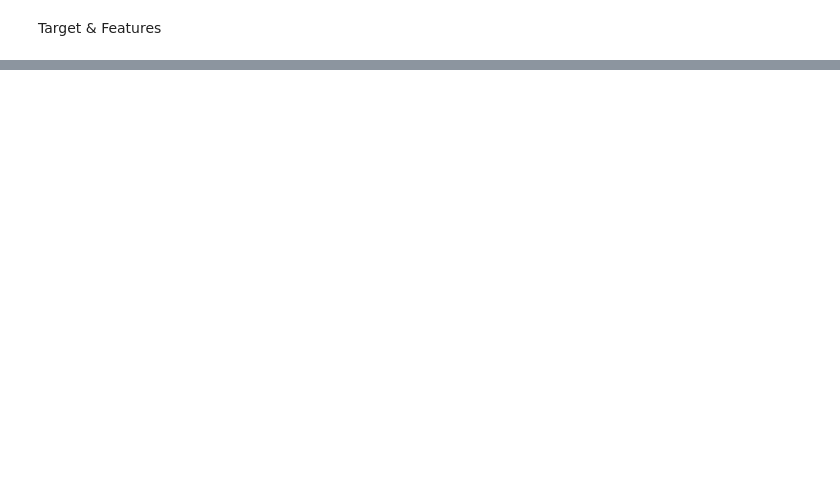
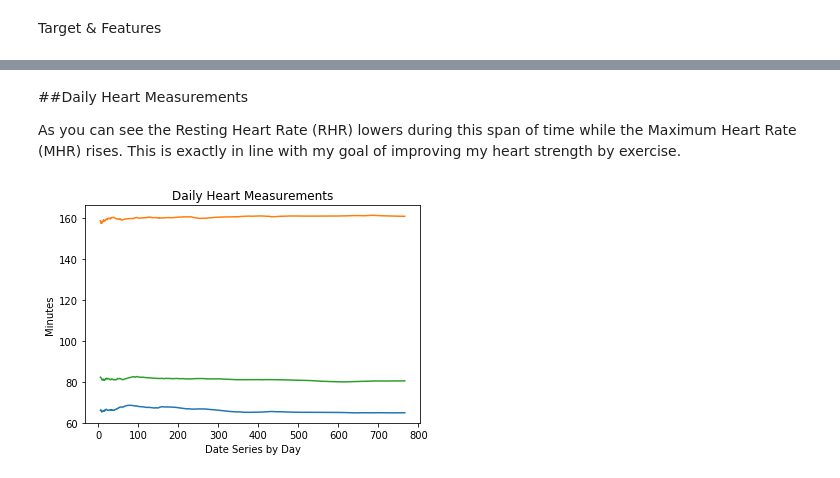
Before and after one commit to filchyboy/Personal_Health_Fitness, a Jupyter notebook: The_Daily.ipynb, the cells around one changed output, grey strips where cells are left out. Saved outputs shown, nothing was run; the diff lists cells and outputs as text; code cells hidden in the pictures; blank space fills up the shorter version.

```diff
--- a/The_Daily.ipynb
+++ b/The_Daily.ipynb
@@ -478,2 +284,0 @@ plt.ylabel('Minutes');
-# %%
-df['Strain'] = np.log(df['Strain'])
@@ -502,0 +486,13 @@ plt.ylabel('True Positive Rate');
+# %% [markdown]
+##Daily Heart Measurements
+
+As you can see the Resting Heart Rate (RHR) lowers during this span of time while the Maximum Heart Rate (MHR) rises. This is exactly in line with my goal of improving my heart strength by exercise.
+# %%
+plt.plot(df['RHR_AVR'])
+plt.plot(df['MHR_AVR'])
+plt.plot(df['AHR_AVR'])
+plt.title('Daily Heart Measurements')
+plt.xlabel('Date Series by Day')
+plt.ylabel('Minutes');
+# %% [output]
+[figure, added]
```
Also changed, not shown: parts of 77 cells of this notebook.
